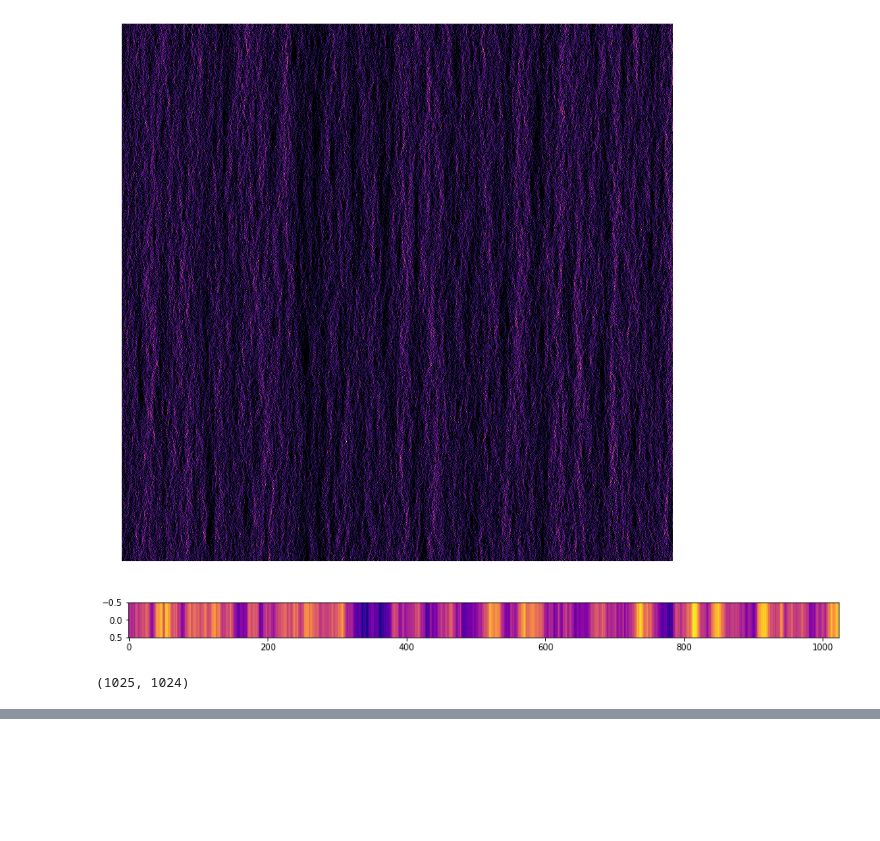
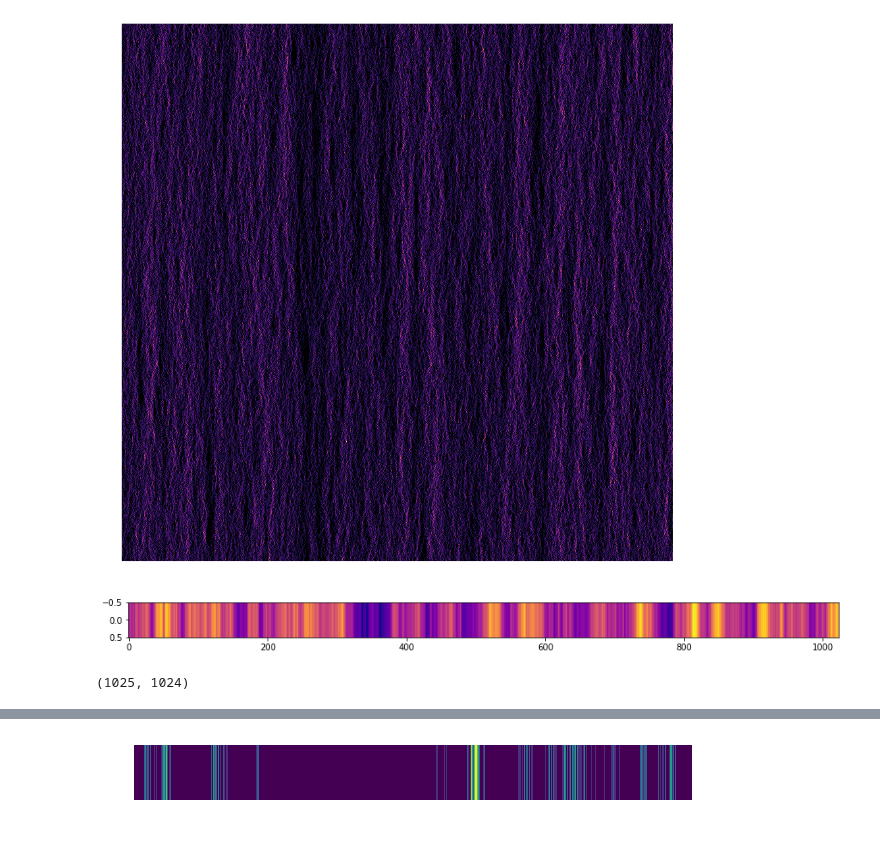
Before and after one commit to bbrzycki/flowerpot, a Jupyter notebook: flowerpot/Visualization.ipynb, the cells around one changed output, grey strips where cells are left out. Drawn from its saved outputs; the diff is of its cells as text; code cells hidden in the pictures; blank space fills up the shorter version.

```diff
--- a/flowerpot/Visualization.ipynb
+++ b/flowerpot/Visualization.ipynb
@@ -260,0 +297,7 @@ np.array(image).shape
+# %%
+fig = plt.figure(figsize=(10, 1))
+plt.imshow(weights[np.newaxis,:], aspect='auto')
+plt.axis('off')
+plt.savefig('test1.png', bbox_inches='tight')
+# %% [output]
+[figure, added]
```
Also changed, not shown: parts of 8 cells of this notebook, 2 other files.
